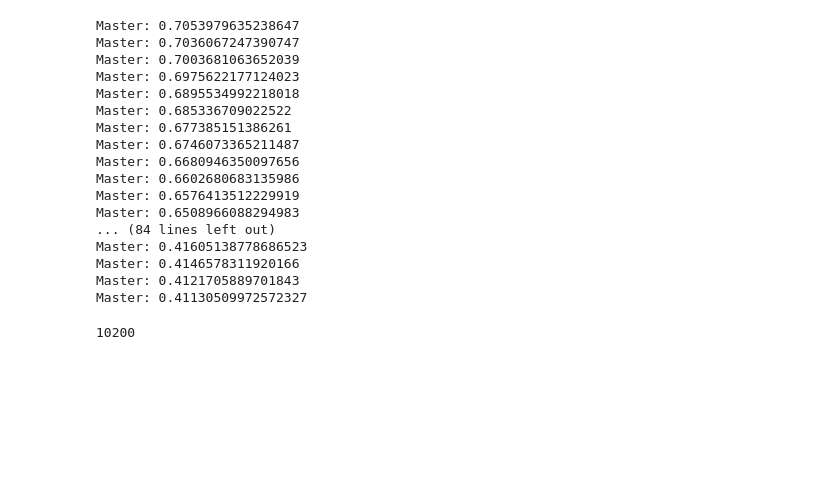
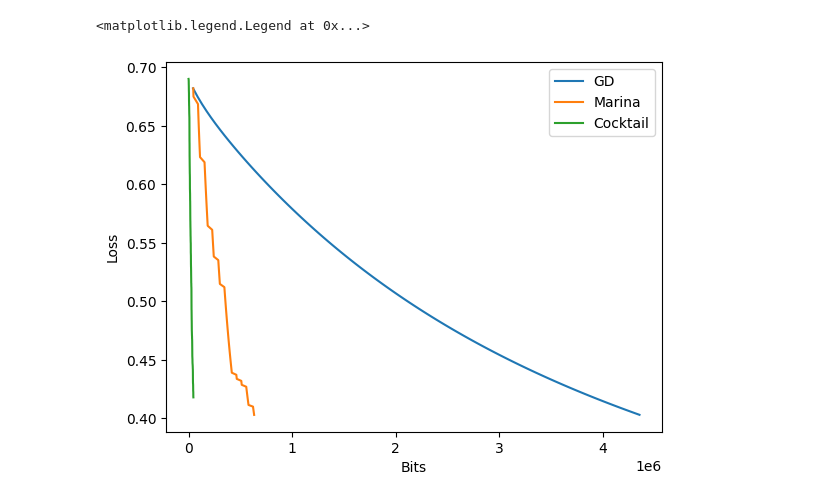
Before and after one commit to BlackSamorez/FL_playground, a Jupyter notebook: gd.ipynb, the cells around one changed output. Saved outputs shown, nothing was run; the diff lists cells and outputs as text; code cells hidden in the pictures; blank space fills up the shorter version.

Commit message:
metrics

```diff
--- a/gd.ipynb
+++ b/gd.ipynb
@@ -56,4 +75,31 @@ master, clients = mfl.algorithms.get_cocktailgd_master_and_clients(
 # %%
+MARINA_METRICS = []
+
+master_fn = mfl.fn.NNDifferentiableFn(
+    model=deepcopy(NETWORK),
+    data=eval_data,
+    loss_fn=LOSS,
+    batch_size=-1,
+    seed=0,
+)
+
+client_fns = [mfl.fn.NNDifferentiableFn(
+    model=deepcopy(NETWORK),
+    data=clients_data[i],
+    loss_fn=LOSS,
+    batch_size=-1,
+    seed=i,
+) for i in range(NUM_CLIENTS)]
+
+master, clients = mfl.algorithms.get_permk_marina_master_and_clients(
+    master_fn=master_fn,
+    client_fns=client_fns,
+    gamma=1,
+    # rand_p=0.2,
+    # top_p=0.2,
+    p=0.1,
+)
+
 import threading
 
 client_threads = []
@@ -61,31 +107,9 @@ for i, client in enumerate(clients):
     client_threads.append(threading.Thread(target=run_client, args=(i, client)))
     client_threads[-1].start()
 
-master_thread = threading.Thread(target=run_master, args=(master,))
+master_thread = threading.Thread(target=run_master, args=(master, MARINA_METRICS))
 master_thread.start()
 
 master_thread.join()
 for t in client_threads:
     t.join()
-# %% [output]
-Master: 0.7053979635238647
-Master: 0.7036067247390747
-Master: 0.7003681063652039
-Master: 0.6975622177124023
-Master: 0.6895534992218018
-Master: 0.685336709022522
-Master: 0.677385151386261
-Master: 0.6746073365211487
-Master: 0.6680946350097656
-Master: 0.6602680683135986
-Master: 0.6576413512229919
-Master: 0.6508966088294983
-... (84 lines left out)
-Master: 0.41605138778686523
-Master: 0.4146578311920166
-Master: 0.4121705889701843
-Master: 0.41130509972572327
-# %%
-clients[0].data_sender.n_bits_passed
-# %% [output]
-10200
@@ -91,0 +157,13 @@ clients[0].data_sender.n_bits_passed
+# %%
+import matplotlib.pyplot as plt
+
+plt.plot([metrics.total_bits_received for metrics in GD_METRICS], [metrics.value for metrics in GD_METRICS], label="GD")
+plt.plot([metrics.total_bits_received for metrics in MARINA_METRICS], [metrics.value for metrics in MARINA_METRICS], label="Marina")
+plt.plot([metrics.total_bits_received for metrics in COCKTAIL_METRICS], [metrics.value for metrics in COCKTAIL_METRICS], label="Cocktail")
+
+plt.xlabel("Bits")
+plt.ylabel("Loss")
+plt.legend()
+# %% [output]
+<matplotlib.legend.Legend at 0x...>
+[figure, added]
```
Also changed, not shown: parts of 5 cells of this notebook, 6 other files.
